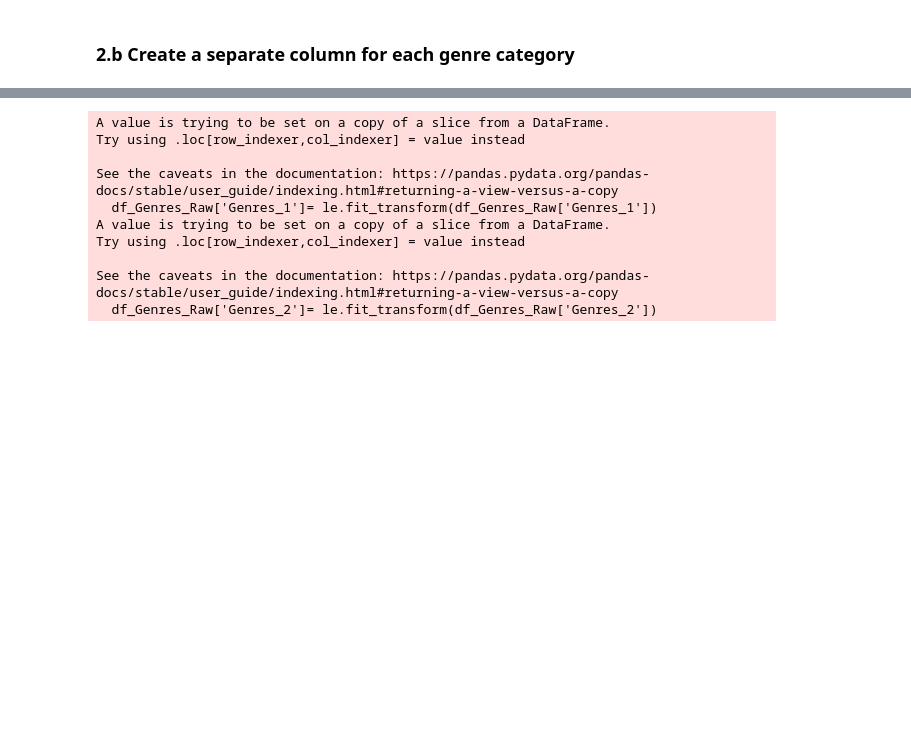
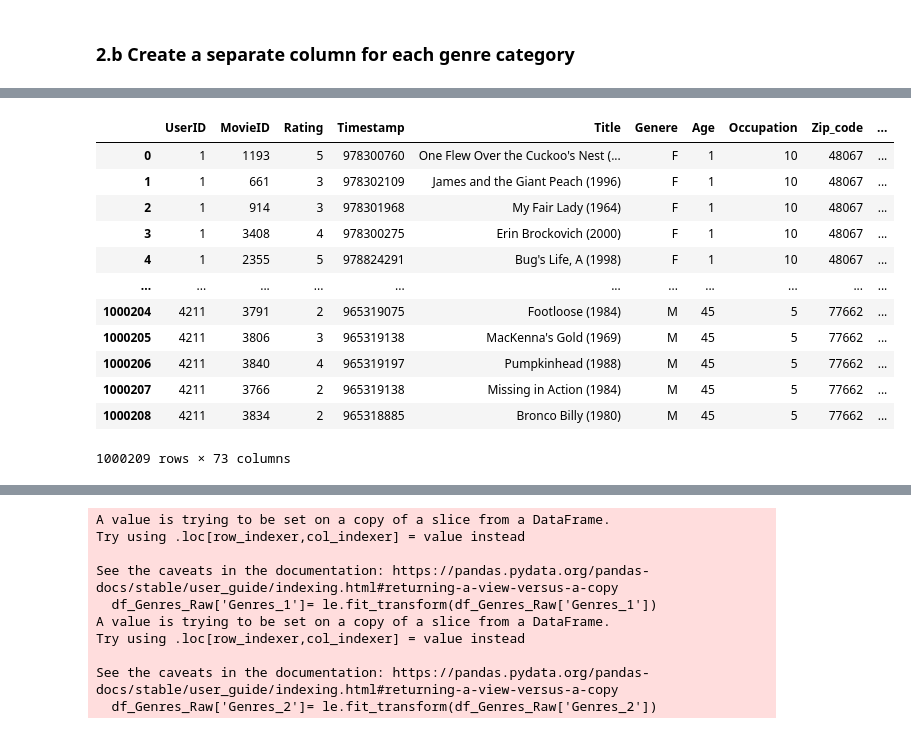
Before and after one commit to kdeepakkumarbk/DataSci_WithPy_DPK, a Jupyter notebook: _projects/project2/src/Movielens_Case_Study.ipynb, the cells around one changed output, grey strips where cells are left out. Cells and saved outputs as stored; diff of their text form; code cells hidden in the pictures; blank space fills up the shorter version.

```diff
--- a/_projects/project2/src/Movielens_Case_Study.ipynb
+++ b/_projects/project2/src/Movielens_Case_Study.ipynb
@@ -355,0 +372,17 @@ Unique_generes_list
+# %%
+Master_Data_withDummy = pd.get_dummies(Master_Data,prefix=['Genres_1','Genres_2','Genres_3','Genres_4','Genres_5','Genres_6'],columns=['Genres_1','Genres_2','Genres_3','Genres_4','Genres_5','Genres_6'],drop_first=True)
+Master_Data_withDummy
+# %% [output]
+|  | UserID | MovieID | Rating | Timestamp | Title | Genere | Age | Occupation | Zip_code | ... |
+| 0 | 1 | 1193 | 5 | 978300760 | One Flew Over the Cuckoo's Nest (... | F | 1 | 10 | 48067 | ... |
+| 1 | 1 | 661 | 3 | 978302109 | James and the Giant Peach (1996) | F | 1 | 10 | 48067 | ... |
+| 2 | 1 | 914 | 3 | 978301968 | My Fair Lady (1964) | F | 1 | 10 | 48067 | ... |
+| 3 | 1 | 3408 | 4 | 978300275 | Erin Brockovich (2000) | F | 1 | 10 | 48067 | ... |
+| 4 | 1 | 2355 | 5 | 978824291 | Bug's Life, A (1998) | F | 1 | 10 | 48067 | ... |
+| ... | ... | ... | ... | ... | ... | ... | ... | ... | ... | ... |
+| 1000204 | 4211 | 3791 | 2 | 965319075 | Footloose (1984) | M | 45 | 5 | 77662 | ... |
+| 1000205 | 4211 | 3806 | 3 | 965319138 | MacKenna's Gold (1969) | M | 45 | 5 | 77662 | ... |
+| 1000206 | 4211 | 3840 | 4 | 965319197 | Pumpkinhead (1988) | M | 45 | 5 | 77662 | ... |
+| 1000207 | 4211 | 3766 | 2 | 965319138 | Missing in Action (1984) | M | 45 | 5 | 77662 | ... |
+| 1000208 | 4211 | 3834 | 2 | 965318885 | Bronco Billy (1980) | M | 45 | 5 | 77662 | ... |
+1000209 rows × 73 columns
```
Also changed, not shown: parts of 21 cells of this notebook.
